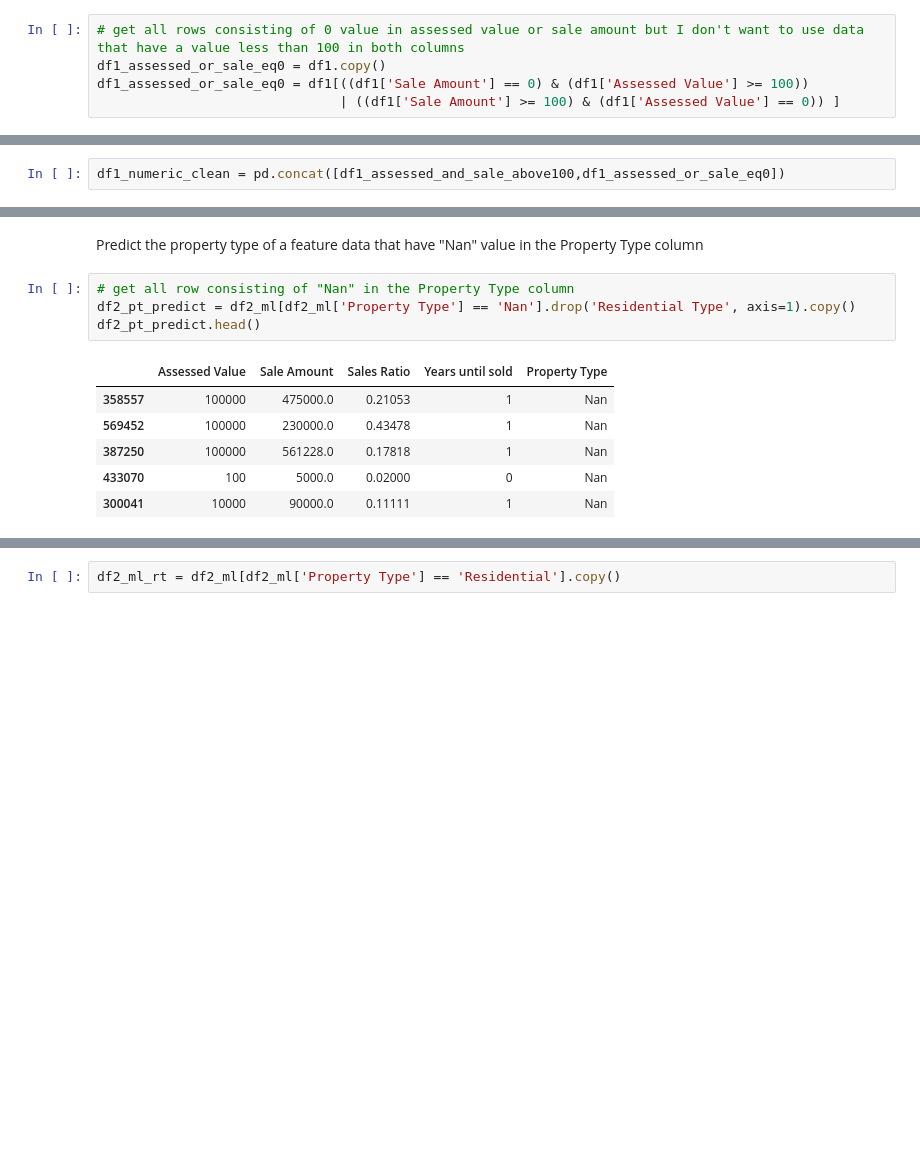
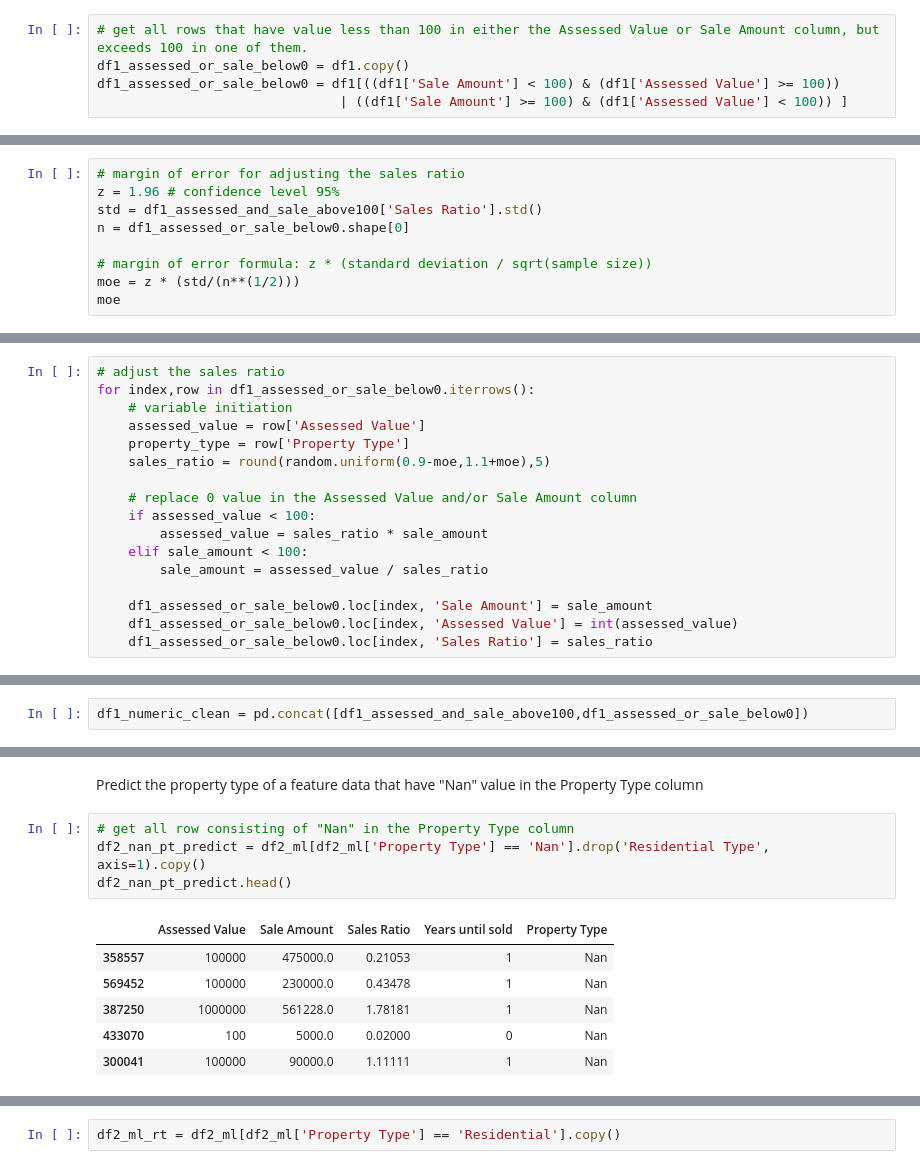
Before and after one commit to fredrick03/Real_Estate_Analysis, a Jupyter notebook: real_estate.ipynb, the cells around one changed output, grey strips where cells are left out. Drawn from its saved outputs; the diff is of its cells as text; blank space fills up the shorter version.

```diff
--- a/real_estate.ipynb
+++ b/real_estate.ipynb
@@ -409,5 +218,5 @@ For the next step, I will handle the rows that have 0 or less than 100 in the As
 # %%
-# get all rows consisting of 0 value in assessed value or sale amount but I don't want to use data that have a value less than 100 in both columns
-df1_assessed_or_sale_eq0 = df1.copy()
-df1_assessed_or_sale_eq0 = df1[((df1['Sale Amount'] == 0) & (df1['Assessed Value'] >= 100))
-                               | ((df1['Sale Amount'] >= 100) & (df1['Assessed Value'] == 0)) ]
+# get all rows that have value less than 100 in either the Assessed Value or Sale Amount column, but exceeds 100 in one of them.
+df1_assessed_or_sale_below0 = df1.copy()
+df1_assessed_or_sale_below0 = df1[((df1['Sale Amount'] < 100) & (df1['Assessed Value'] >= 100))
+                               | ((df1['Sale Amount'] >= 100) & (df1['Assessed Value'] < 100)) ]
@@ -463,0 +223,9 @@ for index,row in df1_assessed_or_sale_eq0.iterrows():
+# %%
+# margin of error for adjusting the sales ratio
+z = 1.96 # confidence level 95%
+std = df1_assessed_and_sale_above100['Sales Ratio'].std()
+n = df1_assessed_or_sale_below0.shape[0]
+
+# margin of error formula: z * (standard deviation / sqrt(sample size))
+moe = z * (std/(n**(1/2)))
+moe
@@ -464,7 +234,24 @@ for index,row in df1_assessed_or_sale_eq0.iterrows():
+# %%
+# adjust the sales ratio
+for index,row in df1_assessed_or_sale_below0.iterrows():
+    # variable initiation
+    assessed_value = row['Assessed Value']
+    property_type = row['Property Type']
+    sales_ratio = round(random.uniform(0.9-moe,1.1+moe),5)
+
+    # replace 0 value in the Assessed Value and/or Sale Amount column
+    if assessed_value < 100:
+        assessed_value = sales_ratio * sale_amount
+    elif sale_amount < 100:
+        sale_amount = assessed_value / sales_ratio
+
+    df1_assessed_or_sale_below0.loc[index, 'Sale Amount'] = sale_amount
+    df1_assessed_or_sale_below0.loc[index, 'Assessed Value'] = int(assessed_value)
+    df1_assessed_or_sale_below0.loc[index, 'Sales Ratio'] = sales_ratio
 # %% [markdown]
 To finish the numeric data cleaning, I will concatenat df1_assessed_or_sale_eq0 and df1_assessed_and_sale_above0
 # %%
-df1_numeric_clean = pd.concat([df1_assessed_and_sale_above100,df1_assessed_or_sale_eq0])
+df1_numeric_clean = pd.concat([df1_assessed_and_sale_above100,df1_assessed_or_sale_below0])
 # %%
 df1_numeric_clean.describe()
 # %% [output]
@@ -741,15 +500,15 @@ knn_property_type = pickle.dumps(final_knn)
 Predict the property type of a feature data that have "Nan" value in the Property Type column
 # %%
 # get all row consisting of "Nan" in the Property Type column
-df2_pt_predict = df2_ml[df2_ml['Property Type'] == 'Nan'].drop('Residential Type', axis=1).copy()
-df2_pt_predict.head()
+df2_nan_pt_predict = df2_ml[df2_ml['Property Type'] == 'Nan'].drop('Residential Type', axis=1).copy()
+df2_nan_pt_predict.head()
 # %% [output]
 |  | Assessed Value | Sale Amount | Sales Ratio | Years until sold | Property Type |
 | 358557 | 100000 | 475000.0 | 0.21053 | 1 | Nan |
 | 569452 | 100000 | 230000.0 | 0.43478 | 1 | Nan |
-| 387250 | 100000 | 561228.0 | 0.17818 | 1 | Nan |
+| 387250 | 1000000 | 561228.0 | 1.78181 | 1 | Nan |
 | 433070 | 100 | 5000.0 | 0.02000 | 0 | Nan |
-| 300041 | 10000 | 90000.0 | 0.11111 | 1 | Nan |
+| 300041 | 100000 | 90000.0 | 1.11111 | 1 | Nan |
 # %%
 # predict the data using the final_knn model
 best_knn_property = pickle.loads(knn_property_type)
```
Also changed, not shown: parts of 79 cells of this notebook.
